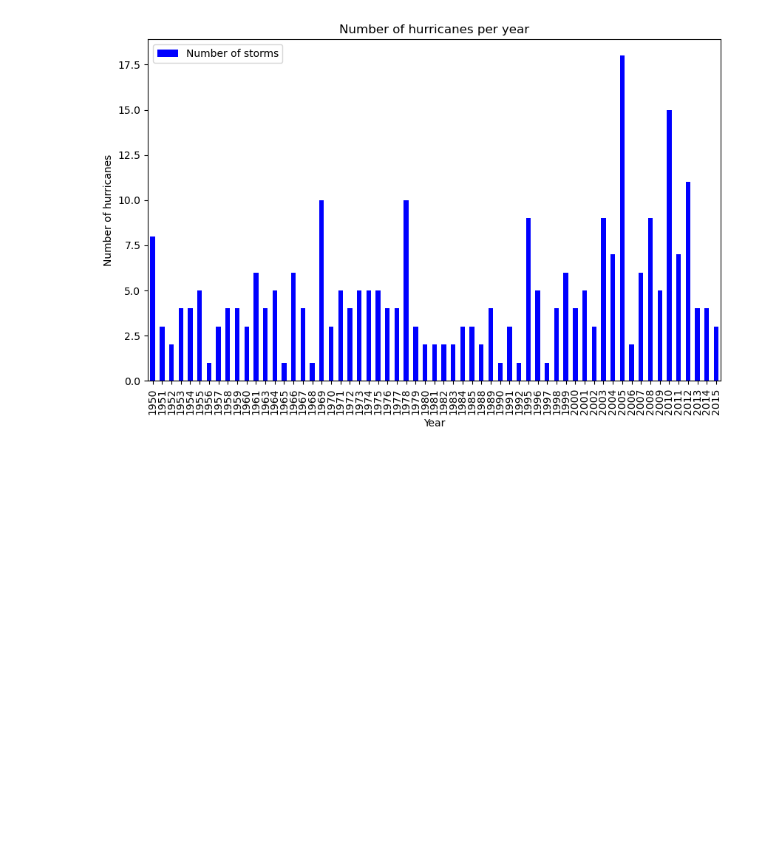
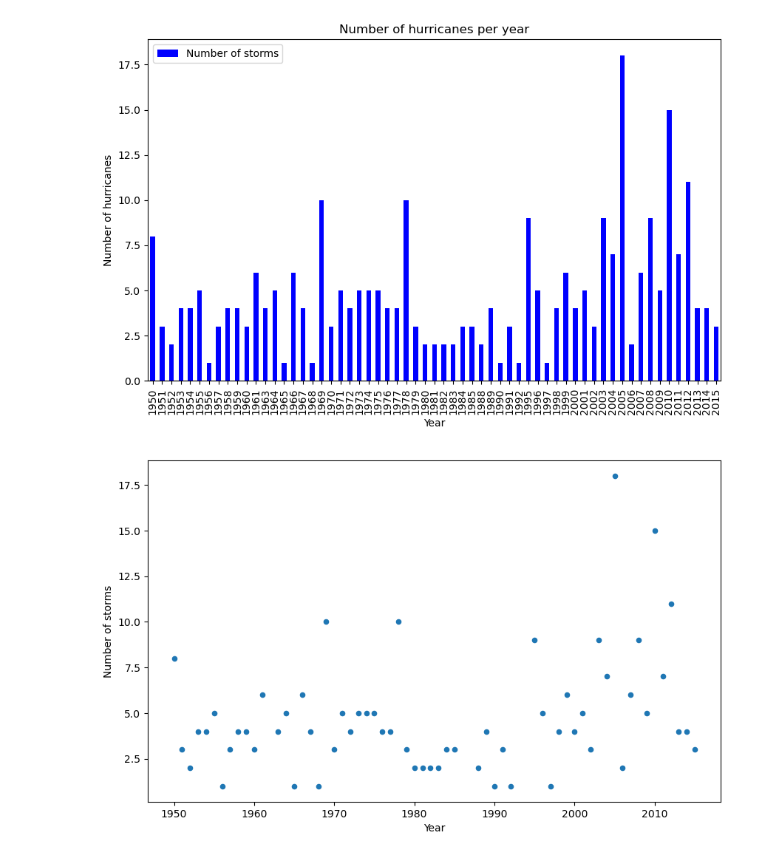
Before and after one commit to DanielBrechner/hurrdat_co2, a Jupyter notebook: atlantic_hurricanes.ipynb, the cells around one changed output. Drawn from its saved outputs; the diff is of its cells as text; code cells hidden in the pictures; blank space fills up the shorter version.

```diff
--- a/atlantic_hurricanes.ipynb
+++ b/atlantic_hurricanes.ipynb
@@ -219,3 +219,8 @@ ax.set_ylabel('Number of hurricanes')
 plt.show()
 # %% [output]
 [figure]
+# %%
+storms_per_year.plot(kind='scatter', x='Year', y='Number of storms',figsize=(10, 6));
+plt.show()
+# %% [output]
+[figure, added]
```
Also changed, not shown: parts of 3 cells of this notebook, 2 other files.
